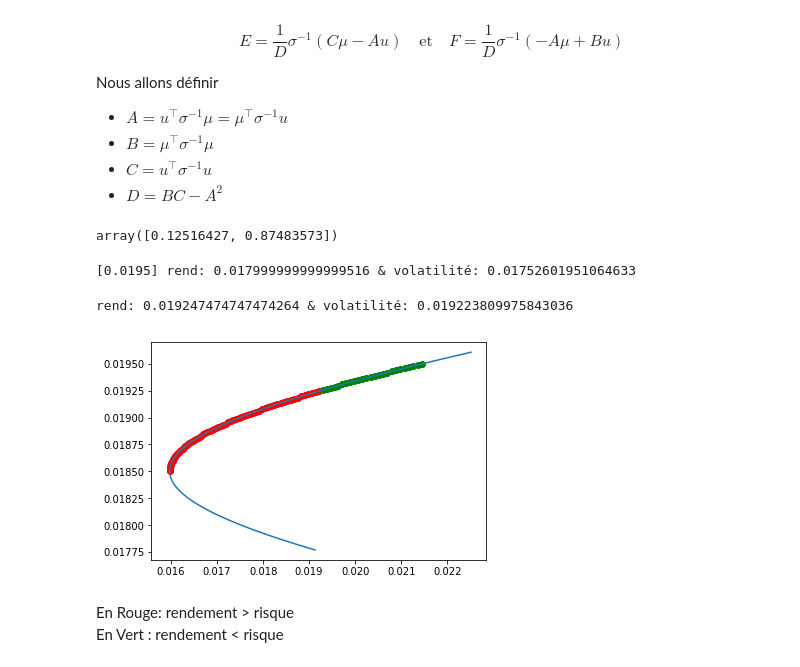
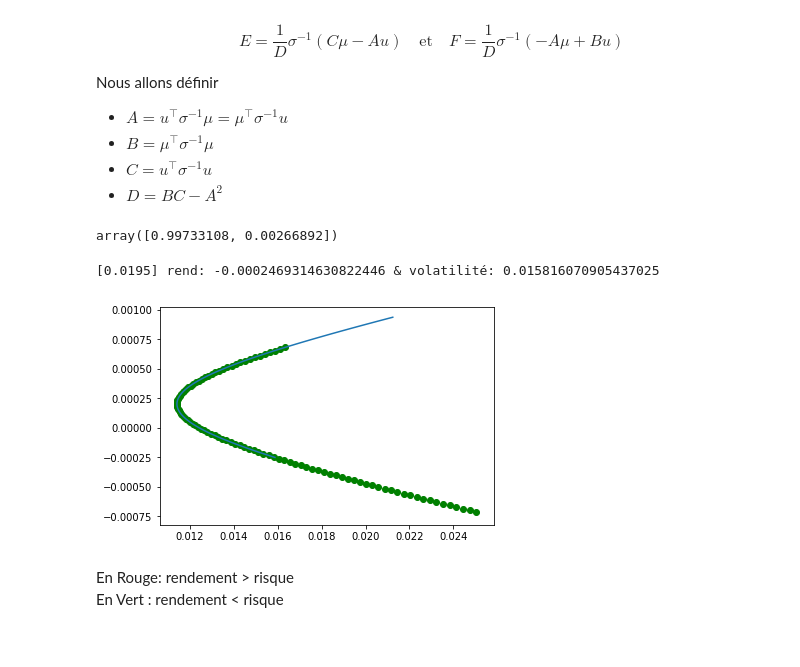
Before and after one commit to landEpita/Dolphin, a Jupyter notebook: Optimisation_Markowitz.ipynb, the cells around one changed output. Drawn from its saved outputs; the diff is of its cells as text; code cells hidden in the pictures.

```diff
--- a/Optimisation_Markowitz.ipynb
+++ b/Optimisation_Markowitz.ipynb
@@ -163,7 +163,9 @@ Commençons par calculer la volatilité et le rendement de chaque actif pour pou
 ## 1) Récuperation des rendements
 # %%
 list_id = df_asset["ASSET_DATABASE_ID"].values
+l_id = []
 
+#Pour avoir l'index
 a = req.get_asset_id_quote(list_id[0])[["return"]]
 list_return = pd.DataFrame(index=a.index)
 
@@ -171,5 +173,7 @@ list_return = pd.DataFrame(index=a.index)
 for elt in list_id:
     try:
         list_return[elt] = req.get_asset_id_quote(elt)["return"]
+        l_id.append(elt)
     except:
         pass
+l_id = np.array(l_id)
@@ -183,14 +193,3 @@ sdf = (list_return.index > start) & (list_return.index < end)
 
 l_return = list_return.loc[sdf]
 l_return = l_return.fillna(0)
-# %%
-#cov = lien entre les actifs
-matrix_cov = np.cov(l_return)
-min_cov = np.min(matrix_cov)
-for i in range(matrix_cov.shape[0]):
-    for j in range(matrix_cov.shape[1]):
-        if (j>= i):
-            matrix_cov[i,j] = min_cov
-
-print(np.argmax(matrix_cov))
-plt.imshow(matrix_cov[:20,:20])
@@ -201,7 +200,7 @@ plt.imshow(matrix_cov[:20,:20])
 # %% [markdown]
 ## 2) Classement
 # %%
-rend_l = l_return.values.mean(axis=1)
-std_l = l_return.values.std(axis=1)
-rend_l
+rend_l = l_return.values.mean(axis=0)
+std_l = l_return.values.std(axis=0)
+rend_l.shape
 # %% [output]
@@ -481,41 +479,40 @@ D = B*C - (A**2)
 E = (1/D) * sigma_inv @ (C*r - A*u)
 F = (1/D) * sigma_inv @ (-A*r + B*u)
 
-w = E* 0.018 + F
+w = E* 0.004 + F
 w
 # %% [output]
-array([0.12516427, 0.87483573])
+array([0.99733108, 0.00266892])
 # %%
 variance, std, rend = sharpe(w, mat_return)
 print(f"[{i}] rend: {rend} & volatilité: {std}")
 # %% [output]
-[0.0195] rend: 0.017999999999999516 & volatilité: 0.01752601951064633
+[0.0195] rend: -0.0002469314630822446 & volatilité: 0.015816070905437025
 # %%
 w_ = np.linspace(0, 1, num=100)
 W = np.array([w_, 1-w_]).T
 
 
 variance, std, rend = sharpe(W, mat_return)
 
 minimum = np.argmin(std)
 plt.plot(std,rend)
 
-target_ = np.linspace(0.0185, 0.0195, num=100)
+target_ = np.linspace(0.002, 0.005, num=100)
 best = ""
 
 for i in target_:
     w = E* i + F
     variance, std, rend = sharpe(w, mat_return)
     if std < rend:
         best = f"rend: {rend} & volatilité: {std}"
         plt.scatter(std, rend, c="red")
     else:
         plt.scatter(std, rend, c="green")
 
 print(best)
 # %% [output]
-rend: 0.019247474747474264 & volatilité: 0.019223809975843036
-[figure, old version]
+[figure, new version]
 # %% [markdown]
 En Rouge: rendement > risque
 En Vert : rendement < risque
```
Also changed, not shown: parts of 17 cells of this notebook.
